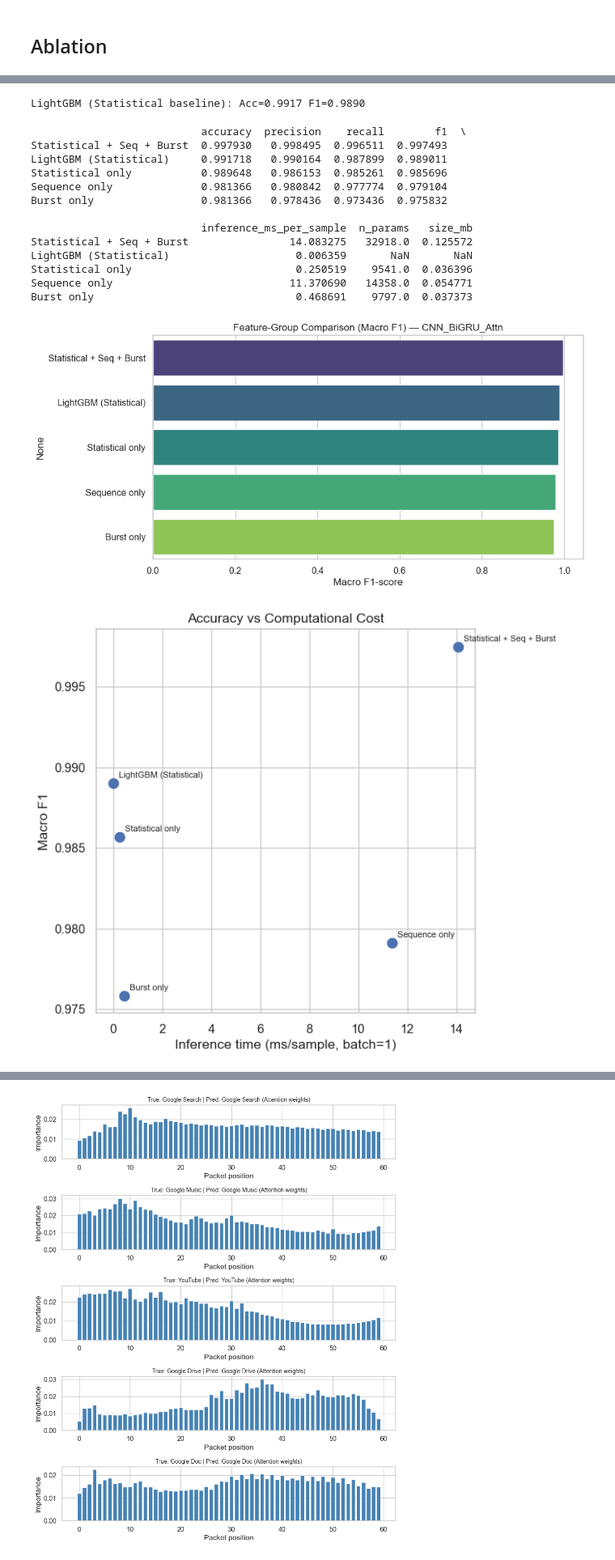
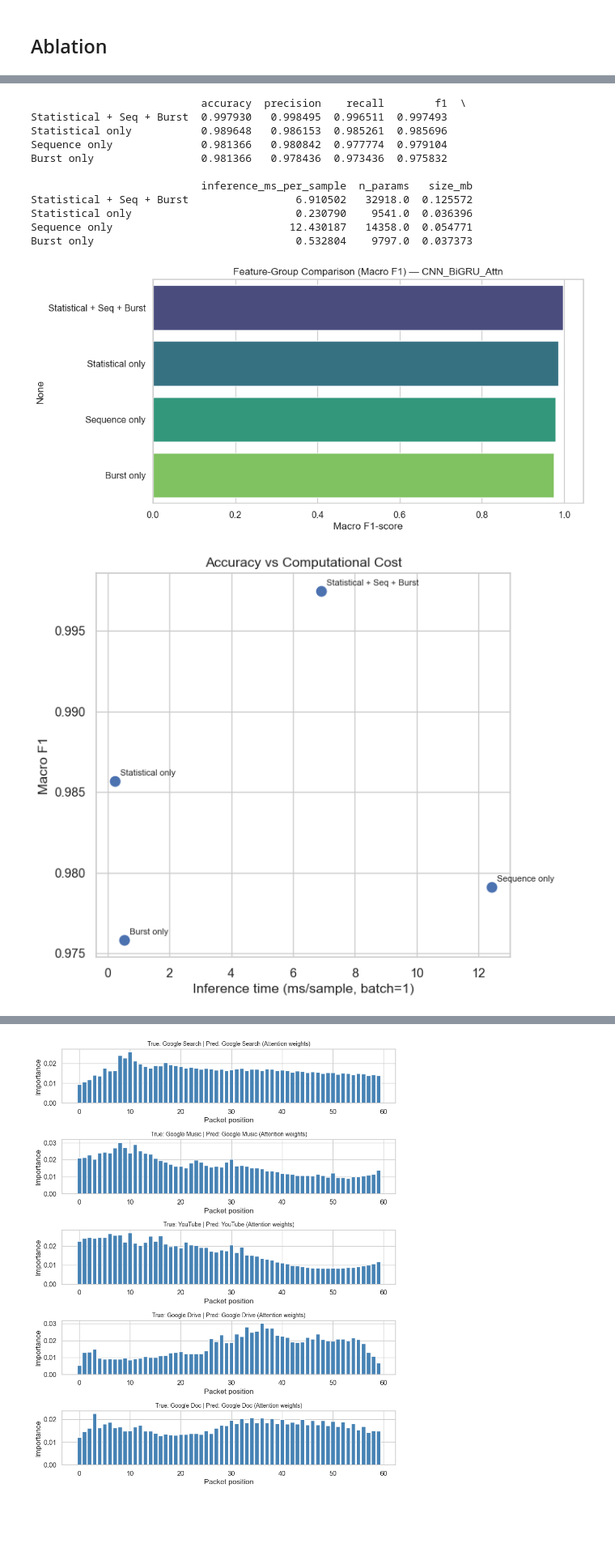
Before and after one commit to parthkhajgiwale/MSc-Capstone, a Jupyter notebook: UCDavis_Proposed.ipynb, the cells around one changed output, grey strips where cells are left out. Shown at 81% size. Drawn from its saved outputs; the diff is of its cells as text; code cells hidden in the pictures; blank space fills up the shorter version.

```diff
--- a/UCDavis_Proposed.ipynb
+++ b/UCDavis_Proposed.ipynb
@@ -678,33 +678,5 @@ Inference: 14.0833 ms/sample (batch=1) | Params: 32,918 | Size: 0.126 MB
-# %%
-X_stat_train_full = np.vstack([X_stat_train, X_stat_val])
-y_train_full = np.concatenate([y_train, y_val])
-
-lgbm = LGBMClassifier(
-    n_estimators=20,
-    max_depth=3,
-    random_state=42
-)
-lgbm.fit(X_stat_train_full, y_train_full)
-
-start = time.time()
-preds = lgbm.predict(X_stat_test)
-elapsed = time.time() - start
-
-acc = accuracy_score(y_test, preds)
-prec, rec, f1, _ = precision_recall_fscore_support(y_test, preds, average="macro", zero_division=0)
-
-lgbm_result = {
-    "accuracy": acc, "precision": prec, "recall": rec, "f1": f1,
-    "inference_ms_per_sample": elapsed / len(y_test) * 1000,
-    "n_params": None, "size_mb": None,
-}
-print(f"LightGBM (Statistical baseline): Acc={acc:.4f} F1={f1:.4f}")
-# %% [output]
-LightGBM (Statistical baseline): Acc=0.9917 F1=0.9890
 # %%
 final_table = ablation_df.copy()
-lgbm_row = pd.DataFrame([lgbm_result], index=["LightGBM (Statistical)"])
-final_table = pd.concat([final_table, lgbm_row])
 final_table = final_table.sort_values("f1", ascending=False)
 print(final_table)
 
@@ -724,38 +696,36 @@ for name, row in final_table.iterrows():
 plt.xlabel("Inference time (ms/sample, batch=1)")
 plt.ylabel("Macro F1")
 plt.title("Accuracy vs Computational Cost")
 plt.tight_layout()
 plt.savefig("efficiency_tradeoff.png", dpi=300)
 plt.show()
 
 best_model_name = ablation_df["f1"].idxmax()
 _, best_hist = train_with_early_stopping(
     MultiBranchNet(BEST_ARCH, X_stat_scaled.shape[1], X_burst_scaled.shape[1], n_classes,
                    branch_hidden=BEST_HIDDEN, dropout=BEST_DROPOUT,
                    **ablation_configs[best_model_name]),
     train_loader, val_loader, max_epochs=40, lr=BEST_LR, patience=6, verbose=False)
 
 plt.figure(figsize=(8, 5))
 plt.plot(best_hist["train_loss"], label="Train loss")
 plt.plot(best_hist["val_loss"], label="Val loss")
 plt.xlabel("Epoch"); plt.ylabel("Loss")
 plt.title(f"Training curves - {best_model_name} ({BEST_ARCH})")
 plt.legend(); plt.tight_layout()
 plt.savefig("training_curves.png", dpi=300)
 plt.show()
 # %% [output]
                            accuracy  precision    recall        f1  \
 Statistical + Seq + Burst  0.997930   0.998495  0.996511  0.997493
-LightGBM (Statistical)     0.991718   0.990164  0.987899  0.989011
 Statistical only           0.989648   0.986153  0.985261  0.985696
 Sequence only              0.981366   0.980842  0.977774  0.979104
 Burst only                 0.981366   0.978436  0.973436  0.975832
 
                            inference_ms_per_sample  n_params   size_mb
-Statistical + Seq + Burst                14.083275   32918.0  0.125572
-LightGBM (Statistical)                    0.006359       NaN       NaN
-Statistical only                          0.250519    9541.0  0.036396
-Sequence only                            11.370690   14358.0  0.054771
-Burst only                                0.468691    9797.0  0.037373
+Statistical + Seq + Burst                 6.910502   32918.0  0.125572
+Statistical only                          0.230790    9541.0  0.036396
+Sequence only                            12.430187   14358.0  0.054771
+Burst only                                0.532804    9797.0  0.037373
-[figure, old version]
+[figure, new version]
-[figure, old version]
+[figure, new version]
```
Also changed, not shown: parts of 5 cells of this notebook.
